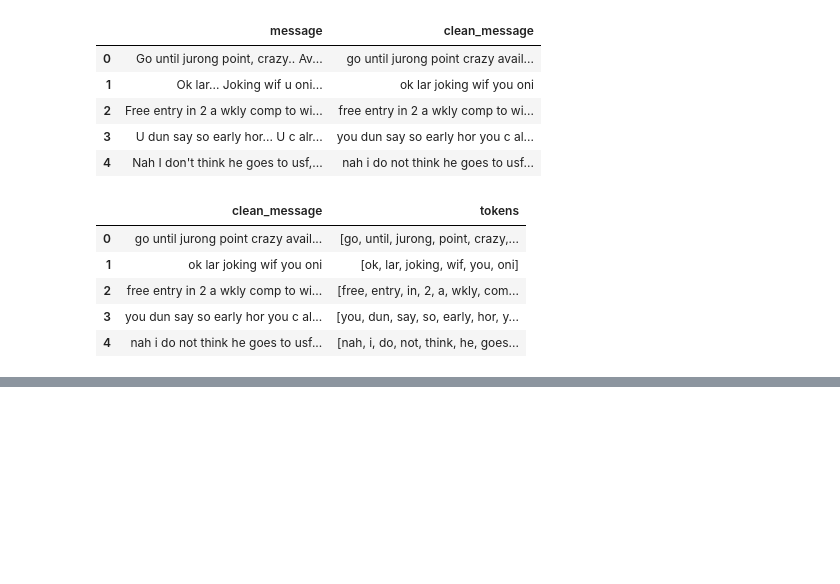
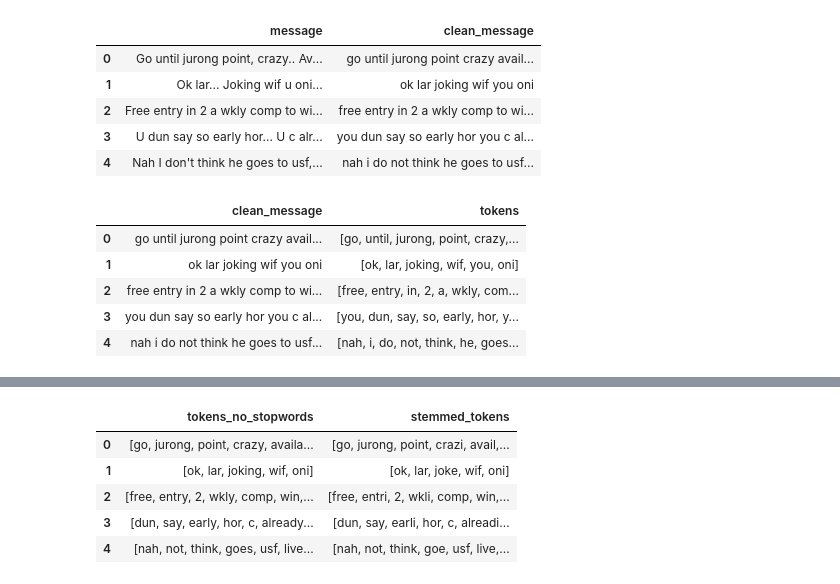
Before and after one commit to amnajem/DS483Project, a Jupyter notebook: DS483Project.ipynb, the cells around one changed output, grey strips where cells are left out. Drawn from its saved outputs; the diff is of its cells as text; code cells hidden in the pictures; blank space fills up the shorter version.

```diff
--- a/DS483Project.ipynb
+++ b/DS483Project.ipynb
@@ -207,0 +228,13 @@ df[['clean_message', 'tokens']].head()
+# %%
+from nltk.stem import PorterStemmer
+stemmer = PorterStemmer()
+# %%
+df['stemmed_tokens'] = df['tokens_no_stopwords'].apply(lambda words: [stemmer.stem(word) for word in words])
+df[['tokens_no_stopwords', 'stemmed_tokens']].head()
+# %% [output]
+|  | tokens_no_stopwords | stemmed_tokens |
+| 0 | [go, jurong, point, crazy, availa... | [go, jurong, point, crazi, avail,... |
+| 1 | [ok, lar, joking, wif, oni] | [ok, lar, joke, wif, oni] |
+| 2 | [free, entry, 2, wkly, comp, win,... | [free, entri, 2, wkli, comp, win,... |
+| 3 | [dun, say, early, hor, c, already... | [dun, say, earli, hor, c, alreadi... |
+| 4 | [nah, not, think, goes, usf, live... | [nah, not, think, goe, usf, live,... |
```
Also changed, not shown: parts of 3 cells of this notebook.
